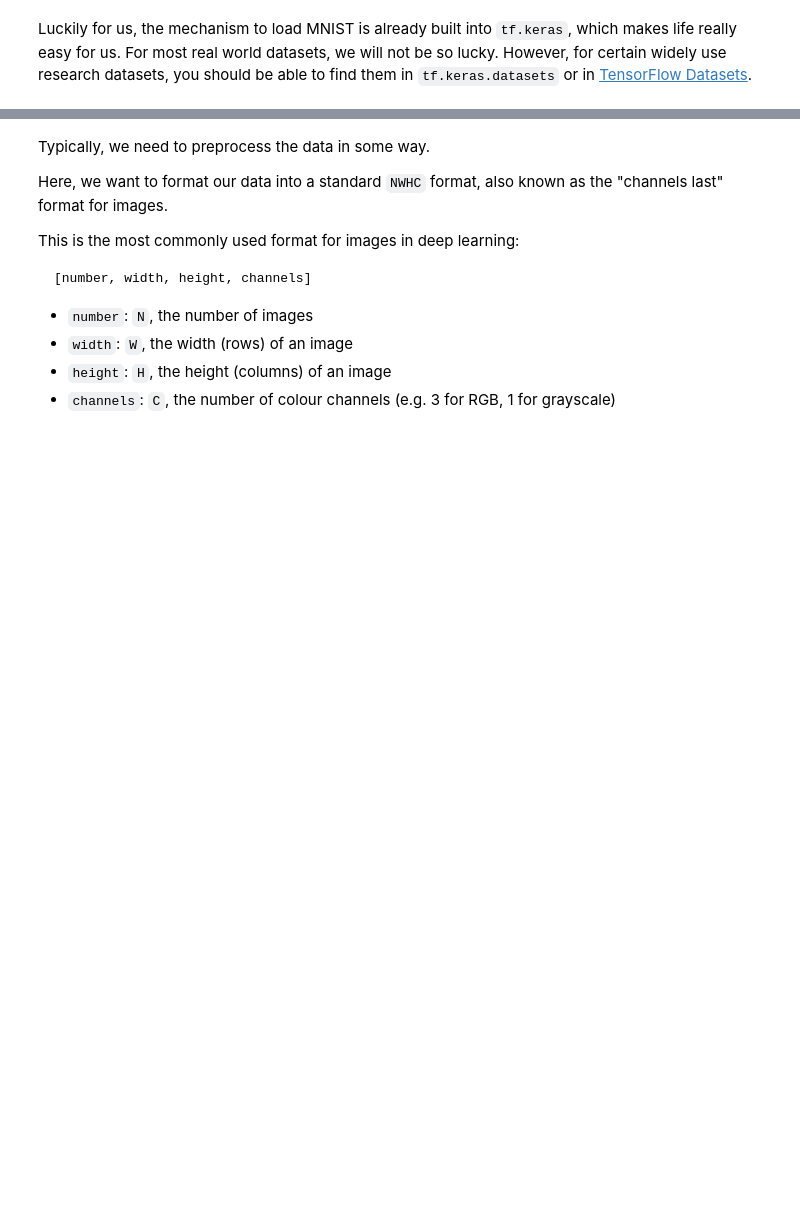
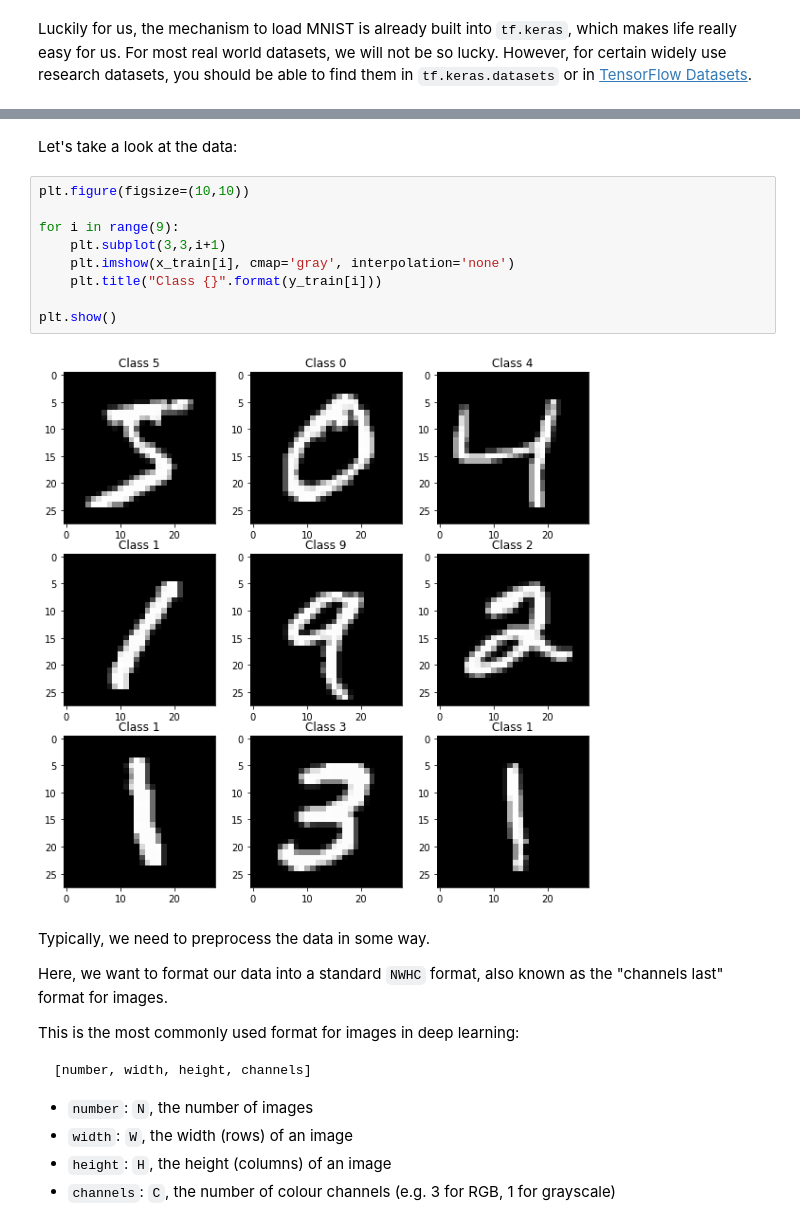
Before and after one commit to OpenSUTD/machine-learning-workshop, a Jupyter notebook: labs/Lab 0C - MNIST.ipynb, the cells around one changed output, grey strips where cells are left out. Cells and saved outputs as stored; diff of their text form; blank space fills up the shorter version.

```diff
--- a/labs/Lab 0C - MNIST.ipynb
+++ b/labs/Lab 0C - MNIST.ipynb
@@ -83,3 +81,16 @@ width, height = 28, 28
+# %% [markdown]
+Let's take a look at the data:
+# %%
+plt.figure(figsize=(10,10))
+
+for i in range(9):
+    plt.subplot(3,3,i+1)
+    plt.imshow(x_train[i], cmap='gray', interpolation='none')
+    plt.title("Class {}".format(y_train[i]))
+
+plt.show()
+# %% [output]
+[figure, added]
 # %% [markdown]
 Typically, we need to preprocess the data in some way.
 
```
Also changed, not shown: parts of 7 cells of this notebook, 1 other file.
